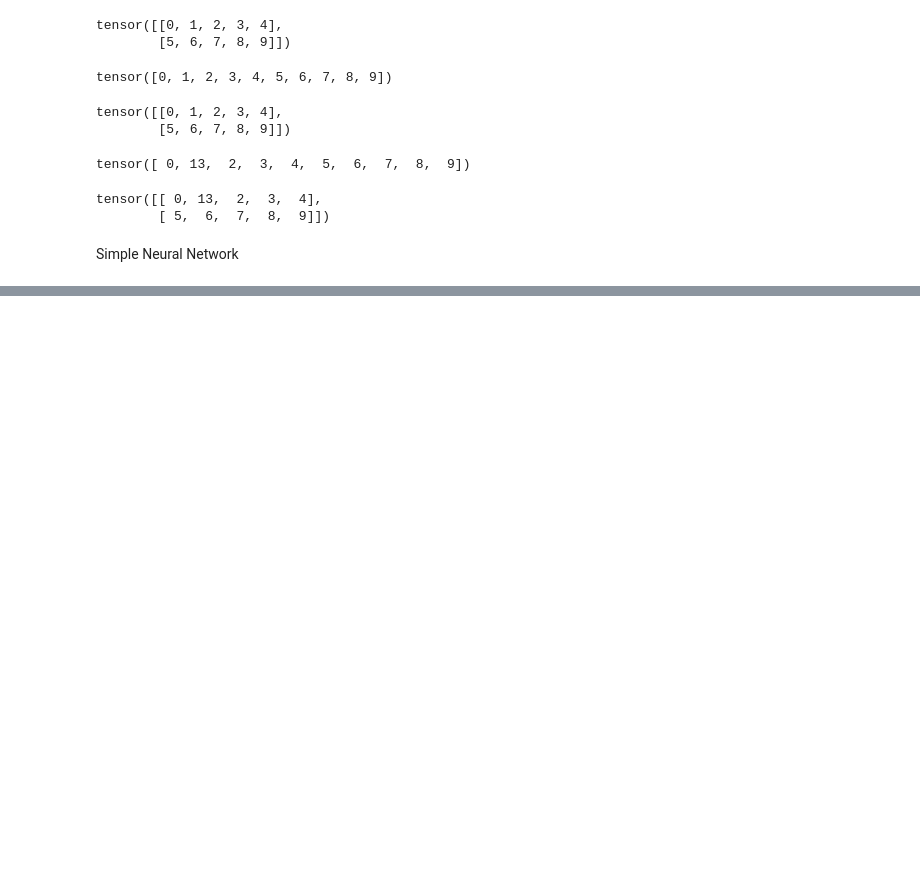
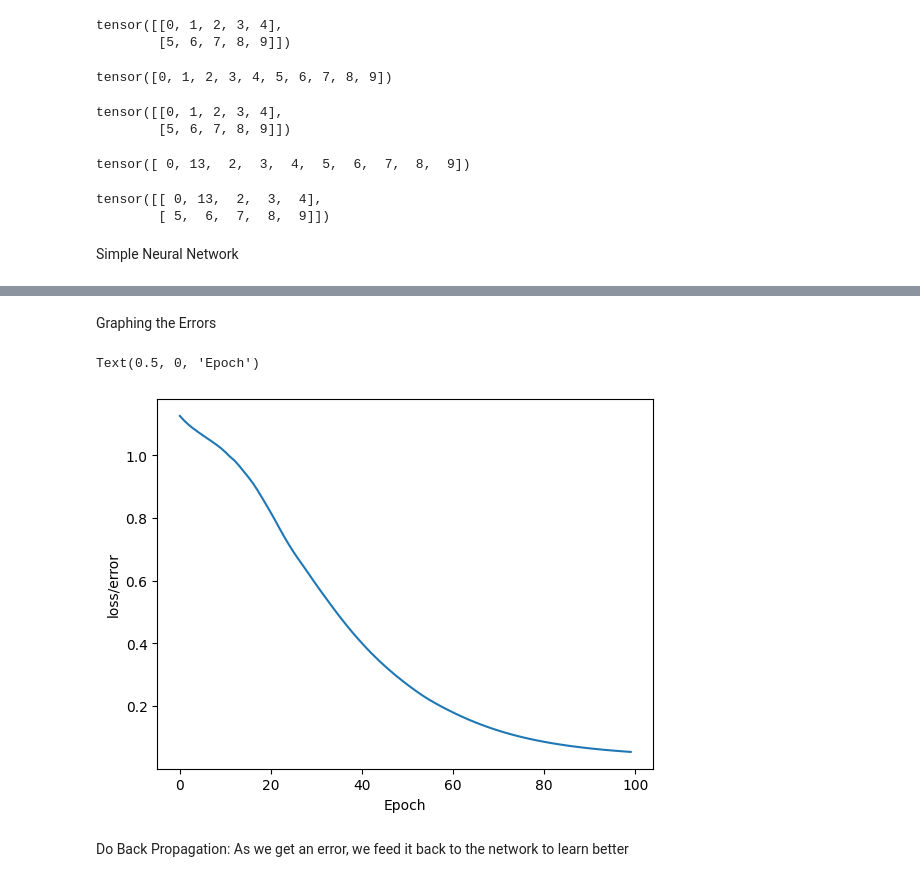
Before and after one commit to SPageot/pytorch-test, a Jupyter notebook: DeepLearning.ipynb, the cells around one changed output, grey strips where cells are left out. Drawn from its saved outputs; the diff is of its cells as text; code cells hidden in the pictures; blank space fills up the shorter version.

```diff
--- a/DeepLearning.ipynb
+++ b/DeepLearning.ipynb
@@ -129,0 +197,2 @@ class Model(nn.Module):
+# %%
+criterion = nn.CrossEntropyLoss()
@@ -129,0 +201,2 @@ class Model(nn.Module):
+# %%
+optimizer = torch.optim.Adam(model.parameters(), lr=0.01) #lowering the lr(learning rate) will increase the time it takes for it to learn
@@ -129,0 +215,13 @@ class Model(nn.Module):
+# %%
+epochs = 300
+losses = []
+# %%
+for i in range(epochs):
+  y_pred = model.forward(X_train) # get predicted results
+  loss = criterion(y_pred, y_train) # measure losses/ predicted values vs the y_train
+  losses.append(loss.detach().numpy()) # keep track of our losses
+  if i % 10 == 0:
+    print(f'Epoch:{i} and loss: {loss}')
+  optimizer.zero_grad()
+  loss.backward()
+  optimizer.step()
@@ -129,0 +246,11 @@ class Model(nn.Module):
+# %% [markdown]
+Graphing the Errors
+# %%
+plt.plot(range(epochs), losses)
+plt.ylabel("loss/error")
+plt.xlabel("Epoch")
+# %% [output]
+Text(0.5, 0, 'Epoch')
+[figure, added]
+# %% [markdown]
+Do Back Propagation: As we get an error, we feed it back to the network to learn better
```
Also changed, not shown: parts of 26 cells of this notebook.
